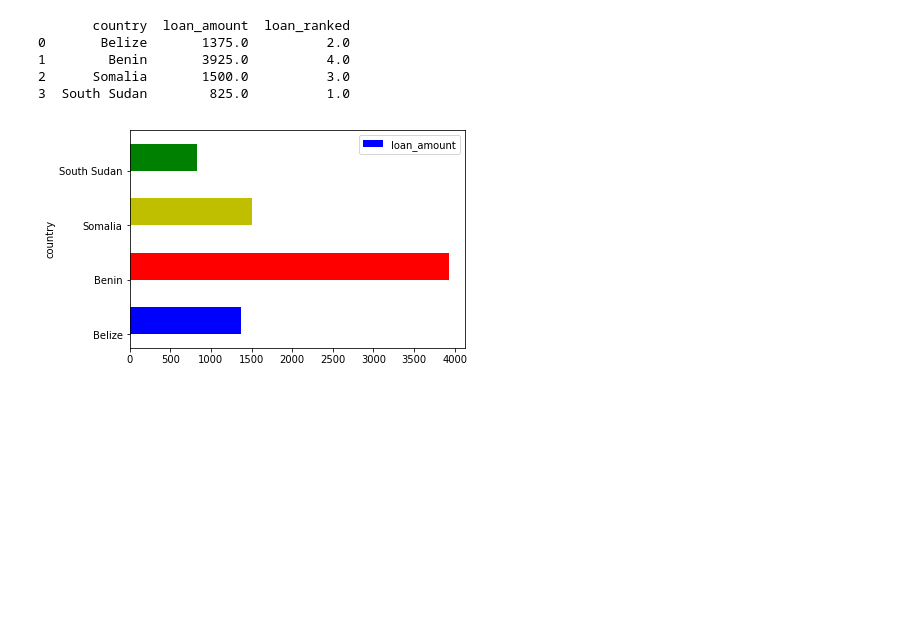
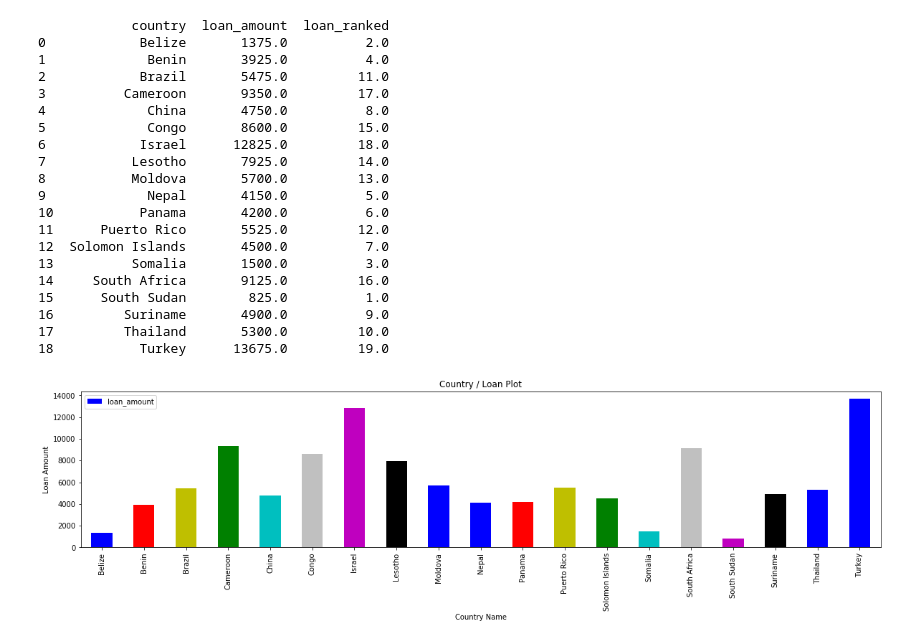
Before and after one commit to feng443/RUDS-Proj1-Kiva-Crowd-Funding-Visualization, a Jupyter notebook: Test_kiva_plots.ipynb, the cells around one changed output. Drawn from its saved outputs; the diff is of its cells as text; code cells hidden in the pictures; blank space fills up the shorter version.

```diff
--- a/Test_kiva_plots.ipynb
+++ b/Test_kiva_plots.ipynb
@@ -3,9 +1,29 @@ from narcos.kiva_plots import plot_country_by_loan_amount
-# %%
-plot_country_by_loan_amount()
-# %% [output]
-       country  loan_amount  loan_ranked
-0       Belize       1375.0          2.0
-1        Benin       3925.0          4.0
-2      Somalia       1500.0          3.0
-3  South Sudan        825.0          1.0
-[figure, removed]
+# %%
+from narcos.kiva_data import KivaData
+from narcos.country_by_loan import plot_country_by_loan_amount
+loan_data = KivaData(use_sample=True).loan_data
+# %%
+#%run narcos/country_by_loan.py
+plot_country_by_loan_amount(loan_data)
+# %% [output]
+            country  loan_amount  loan_ranked
+0            Belize       1375.0          2.0
+1             Benin       3925.0          4.0
+2            Brazil       5475.0         11.0
+3          Cameroon       9350.0         17.0
+4             China       4750.0          8.0
+5             Congo       8600.0         15.0
+6            Israel      12825.0         18.0
+7           Lesotho       7925.0         14.0
+8           Moldova       5700.0         13.0
+9             Nepal       4150.0          5.0
+10           Panama       4200.0          6.0
+11      Puerto Rico       5525.0         12.0
+12  Solomon Islands       4500.0          7.0
+13          Somalia       1500.0          3.0
+14     South Africa       9125.0         16.0
+15      South Sudan        825.0          1.0
+16         Suriname       4900.0          9.0
+17         Thailand       5300.0         10.0
+18           Turkey      13675.0         19.0
+[figure, added]
```
Also changed, not shown: parts of 1 cell of this notebook, 3 other files.
